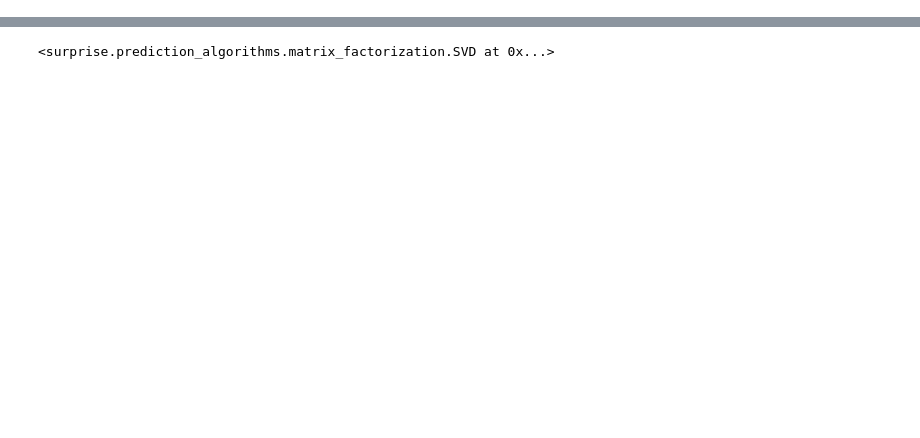
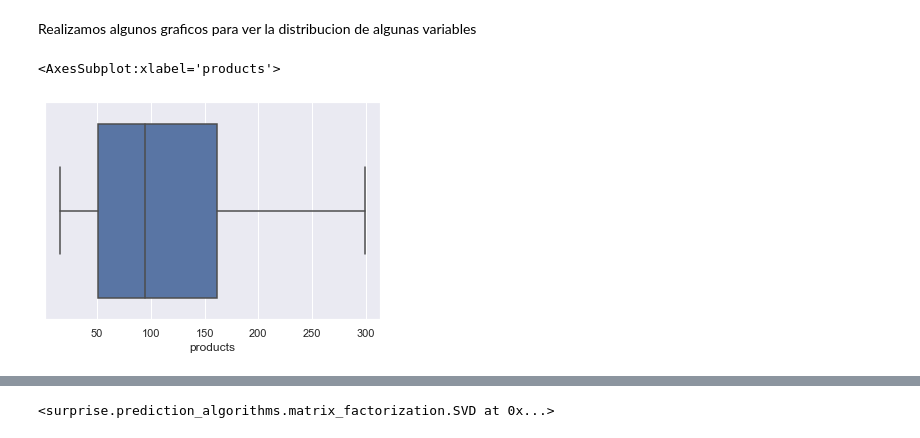
Before and after one commit to franpossetto/acamica-ds-spr3, a Jupyter notebook: Recomendation System.ipynb, the cells around one changed output, grey strips where cells are left out. Saved outputs shown, nothing was run; the diff lists cells and outputs as text; code cells hidden in the pictures; blank space fills up the shorter version.

```diff
--- a/Recomendation System.ipynb
+++ b/Recomendation System.ipynb
@@ -16,0 +230,2 @@ from surprise.model_selection import GridSearchCV
+# %%
+data_reviews3.drop("Unnamed: 0", axis=1, inplace=True)
@@ -16,0 +238,3 @@ from surprise.model_selection import GridSearchCV
+# %%
+empty_indexs=data_reviews3[data_reviews3.username.isna()].index
+empty_indexs
@@ -16,0 +254,2 @@ from surprise.model_selection import GridSearchCV
+# %%
+data_reviews3.drop(empty_indexs,inplace=True)
@@ -16,0 +267,5 @@ from surprise.model_selection import GridSearchCV
+# %%
+data_reviews4=data_reviews3.loc[:,['username','hours','products','product_id','text']]
+data_reviews4.isna().sum()
+del data_reviews3
+data_reviews4
@@ -16,0 +286,7 @@ from surprise.model_selection import GridSearchCV
+# %% [markdown]
+Realizamos algunos graficos para ver la distribucion de algunas variables
+# %%
+sns.boxplot(x = data_reviews4.products)
+# %% [output]
+<AxesSubplot:xlabel='products'>
+[figure, added]
```
Also changed, not shown: parts of 102 cells of this notebook, 1 other file.
